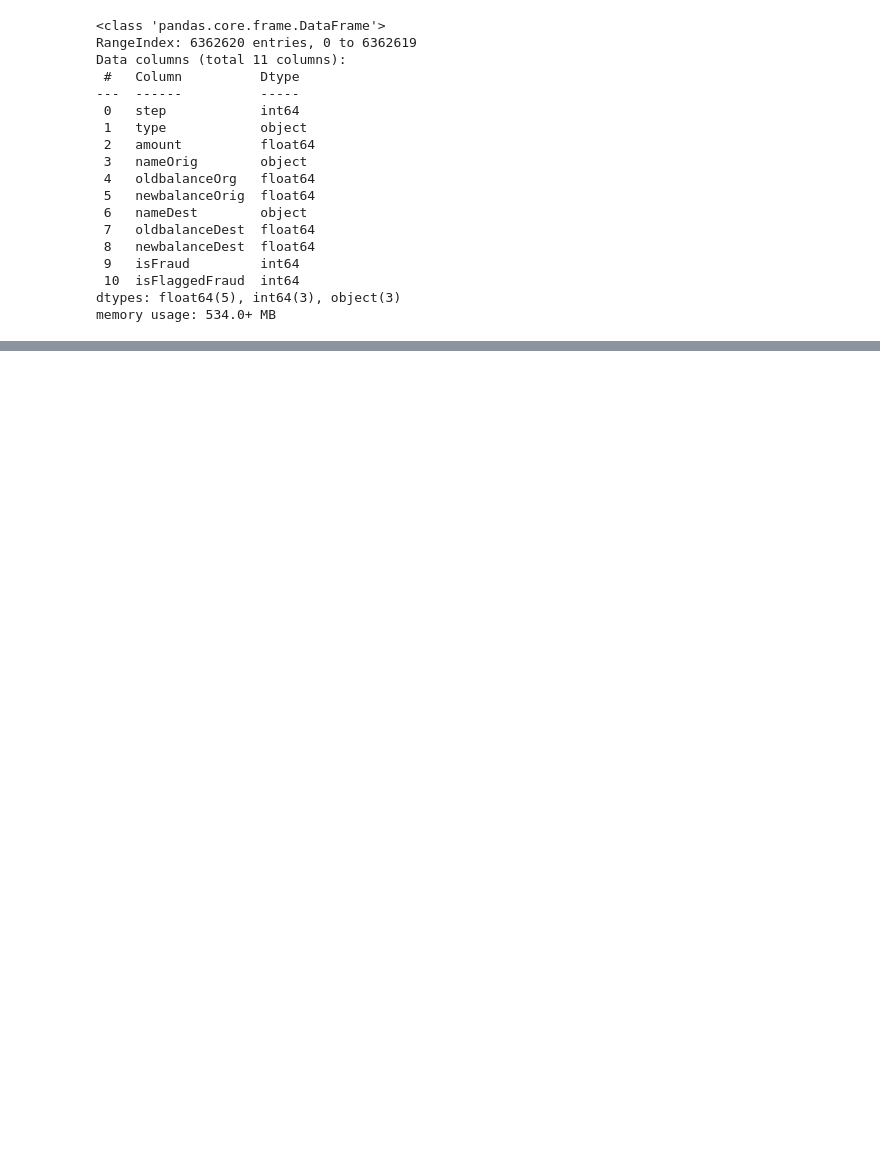
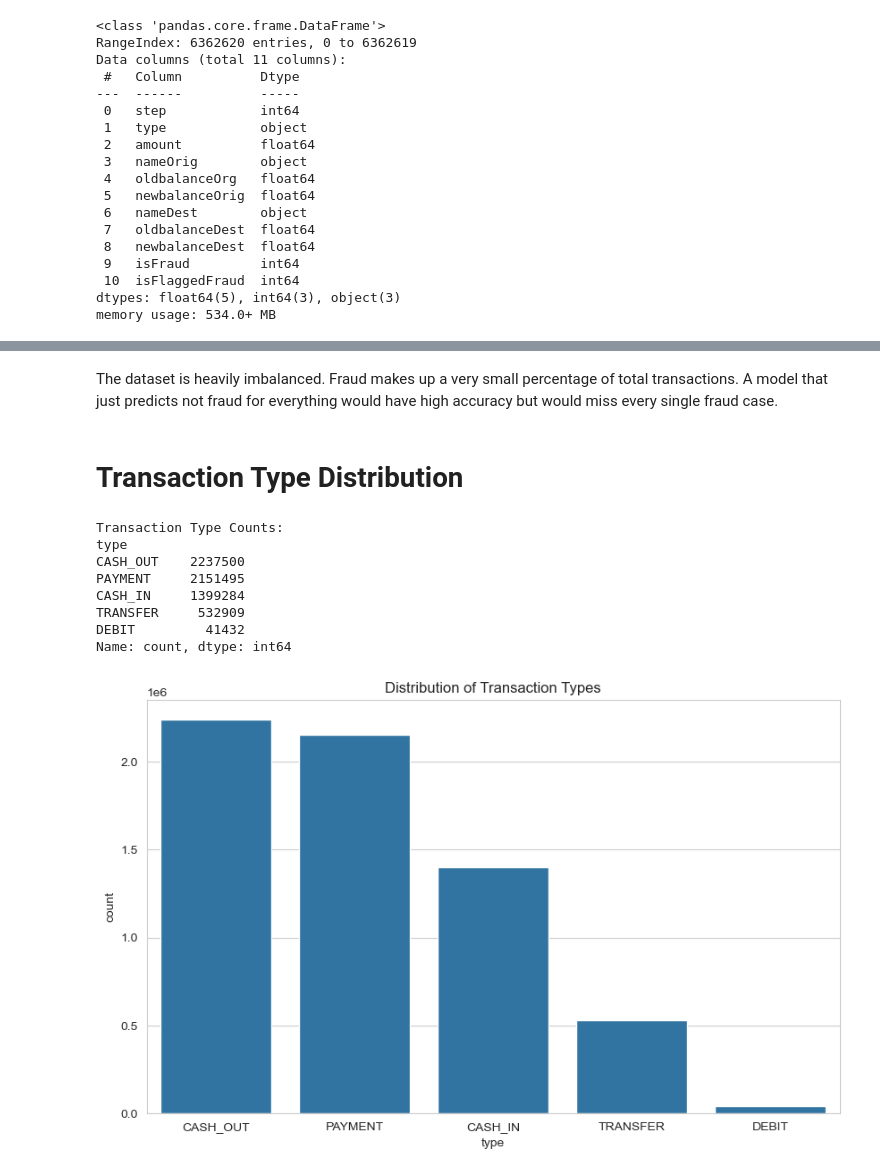
Before and after one commit to ethan27625/FinancialFraudDetection, a Jupyter notebook: EDA.ipynb, the cells around one changed output, grey strips where cells are left out. Saved outputs shown, nothing was run; the diff lists cells and outputs as text; code cells hidden in the pictures; blank space fills up the shorter version.

```diff
--- a/EDA.ipynb
+++ b/EDA.ipynb
@@ -78,0 +166,21 @@ df.describe()
+# %% [markdown]
+The dataset is heavily imbalanced. Fraud makes up a very small percentage of total transactions. A model that just predicts not fraud for everything would have high accuracy but would miss every single fraud case.
+# %% [markdown]
+# Transaction Type Distribution
+# %%
+print('Transaction Type Counts:')
+print(df['type'].value_counts())
+
+sns.countplot(x='type', data=df, order=df['type'].value_counts().index)
+plt.title('Distribution of Transaction Types')
+plt.show()
+# %% [output]
+Transaction Type Counts:
+type
+CASH_OUT    2237500
+PAYMENT     2151495
+CASH_IN     1399284
+TRANSFER     532909
+DEBIT         41432
+Name: count, dtype: int64
+[figure, added]
```
Also changed, not shown: parts of 37 cells of this notebook, 2 other files.
